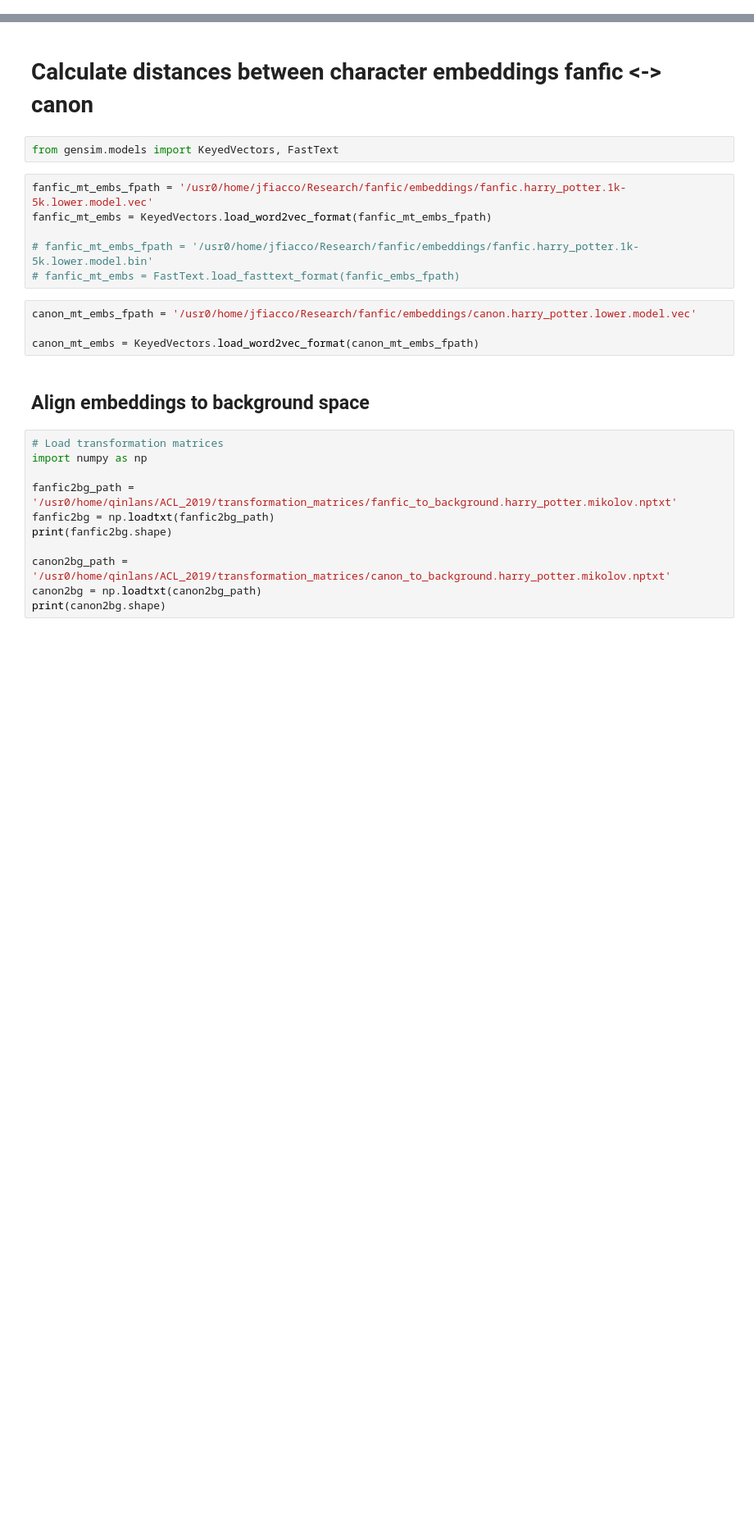
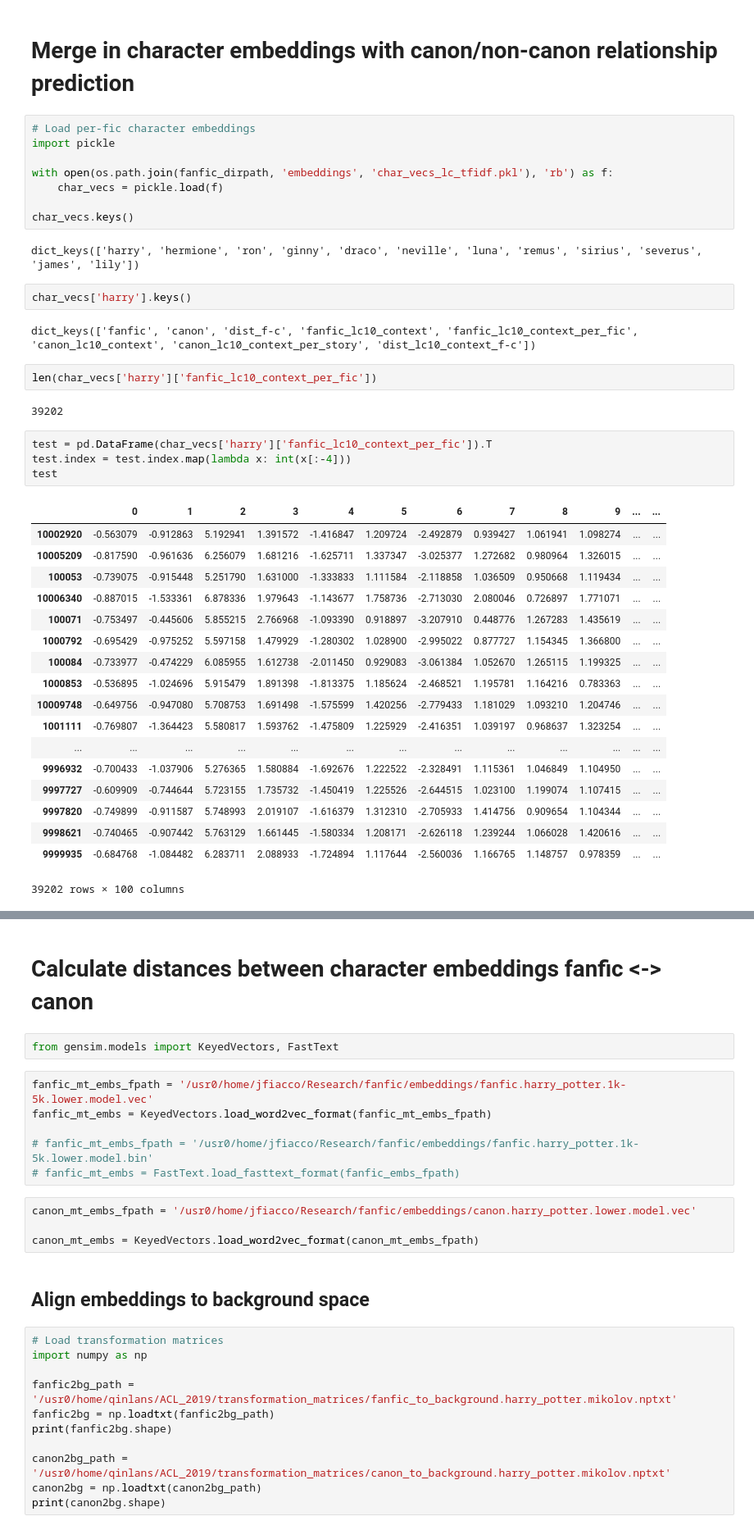
Before and after one commit to michaelmilleryoder/fanfiction-scripts, a Jupyter notebook: jupyter/emnlp2019.ipynb, the cells around one changed output, grey strips where cells are left out. Shown at 82% size. Saved outputs shown, nothing was run; the diff lists cells and outputs as text; blank space fills up the shorter version.

```diff
--- a/jupyter/emnlp2019.ipynb
+++ b/jupyter/emnlp2019.ipynb
@@ -0,0 +1,43 @@
+# %% [markdown]
+# Merge in character embeddings with canon/non-canon relationship prediction
+# %%
+# Load per-fic character embeddings
+import pickle
+
+with open(os.path.join(fanfic_dirpath, 'embeddings', 'char_vecs_lc_tfidf.pkl'), 'rb') as f:
+    char_vecs = pickle.load(f)
+
+char_vecs.keys()
+# %% [output]
+dict_keys(['harry', 'hermione', 'ron', 'ginny', 'draco', 'neville', 'luna', 'remus', 'sirius', 'severus', 'james', 'lily'])
+# %%
+char_vecs['harry'].keys()
+# %% [output]
+dict_keys(['fanfic', 'canon', 'dist_f-c', 'fanfic_lc10_context', 'fanfic_lc10_context_per_fic', 'canon_lc10_context', 'canon_lc10_context_per_story', 'dist_lc10_context_f-c'])
+# %%
+len(char_vecs['harry']['fanfic_lc10_context_per_fic'])
+# %% [output]
+39202
+# %%
+test = pd.DataFrame(char_vecs['harry']['fanfic_lc10_context_per_fic']).T
+test.index = test.index.map(lambda x: int(x[:-4]))
+test
+# %% [output]
+|  | 0 | 1 | 2 | 3 | 4 | 5 | 6 | 7 | 8 | 9 | ... | ... |
+| 10002920 | -0.563079 | -0.912863 | 5.192941 | 1.391572 | -1.416847 | 1.209724 | -2.492879 | 0.939427 | 1.061941 | 1.098274 | ... | ... |
+| 10005209 | -0.817590 | -0.961636 | 6.256079 | 1.681216 | -1.625711 | 1.337347 | -3.025377 | 1.272682 | 0.980964 | 1.326015 | ... | ... |
+| 100053 | -0.739075 | -0.915448 | 5.251790 | 1.631000 | -1.333833 | 1.111584 | -2.118858 | 1.036509 | 0.950668 | 1.119434 | ... | ... |
+| 10006340 | -0.887015 | -1.533361 | 6.878336 | 1.979643 | -1.143677 | 1.758736 | -2.713030 | 2.080046 | 0.726897 | 1.771071 | ... | ... |
+| 100071 | -0.753497 | -0.445606 | 5.855215 | 2.766968 | -1.093390 | 0.918897 | -3.207910 | 0.448776 | 1.267283 | 1.435619 | ... | ... |
+| 1000792 | -0.695429 | -0.975252 | 5.597158 | 1.479929 | -1.280302 | 1.028900 | -2.995022 | 0.877727 | 1.154345 | 1.366800 | ... | ... |
+| 100084 | -0.733977 | -0.474229 | 6.085955 | 1.612738 | -2.011450 | 0.929083 | -3.061384 | 1.052670 | 1.265115 | 1.199325 | ... | ... |
+| 1000853 | -0.536895 | -1.024696 | 5.915479 | 1.891398 | -1.813375 | 1.185624 | -2.468521 | 1.195781 | 1.164216 | 0.783363 | ... | ... |
+| 10009748 | -0.649756 | -0.947080 | 5.708753 | 1.691498 | -1.575599 | 1.420256 | -2.779433 | 1.181029 | 1.093210 | 1.204746 | ... | ... |
+| 1001111 | -0.769807 | -1.364423 | 5.580817 | 1.593762 | -1.475809 | 1.225929 | -2.416351 | 1.039197 | 0.968637 | 1.323254 | ... | ... |
+| ... | ... | ... | ... | ... | ... | ... | ... | ... | ... | ... | ... | ... |
+| 9996932 | -0.700433 | -1.037906 | 5.276365 | 1.580884 | -1.692676 | 1.222522 | -2.328491 | 1.115361 | 1.046849 | 1.104950 | ... | ... |
+| 9997727 | -0.609909 | -0.744644 | 5.723155 | 1.735732 | -1.450419 | 1.225526 | -2.644515 | 1.023100 | 1.199074 | 1.107415 | ... | ... |
+| 9997820 | -0.749899 | -0.911587 | 5.748993 | 2.019107 | -1.616379 | 1.312310 | -2.705933 | 1.414756 | 0.909654 | 1.104344 | ... | ... |
+| 9998621 | -0.740465 | -0.907442 | 5.763129 | 1.661445 | -1.580334 | 1.208171 | -2.626118 | 1.239244 | 1.066028 | 1.420616 | ... | ... |
+| 9999935 | -0.684768 | -1.084482 | 6.283711 | 2.088933 | -1.724894 | 1.117644 | -2.560036 | 1.166765 | 1.148757 | 0.978359 | ... | ... |
+39202 rows × 100 columns
```
Also changed, not shown: parts of 23 cells of this notebook, 2 other files.
